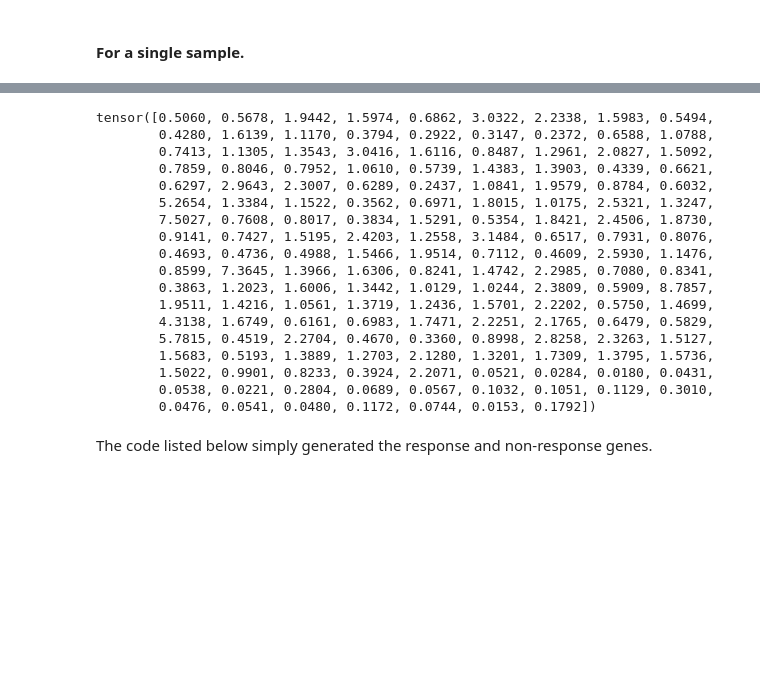
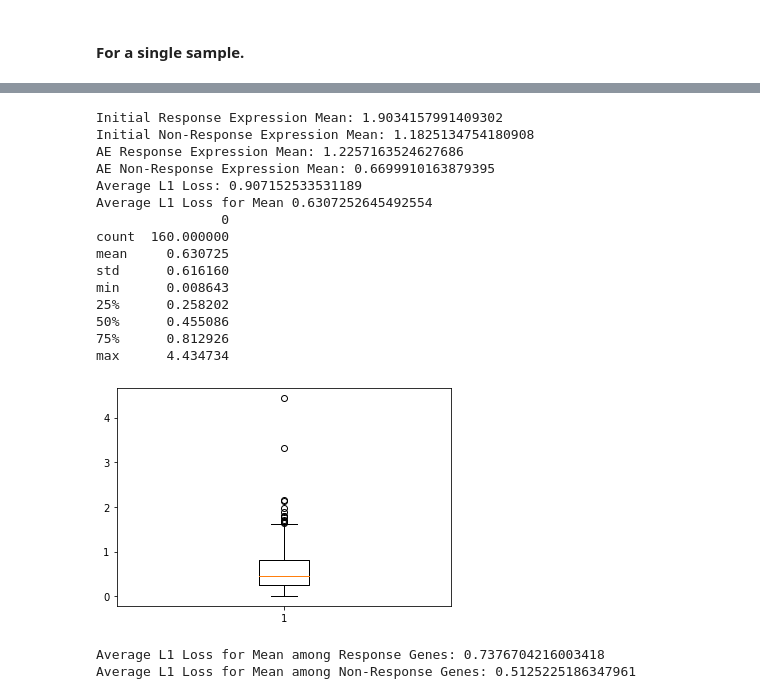
Before and after one commit to prob-ml/spice, a Jupyter notebook: examples/MAE.ipynb, the cells around one changed output, grey strips where cells are left out. Drawn from its saved outputs; the diff is of its cells as text; code cells hidden in the pictures; blank space fills up the shorter version.

```diff
--- a/examples/MAE.ipynb
+++ b/examples/MAE.ipynb
@@ -79,23 +150,0 @@ np.mean(L1_losses.numpy())
-# %%
-L1_losses.mean(axis=0)
-# %% [output]
-tensor([0.5060, 0.5678, 1.9442, 1.5974, 0.6862, 3.0322, 2.2338, 1.5983, 0.5494,
-        0.4280, 1.6139, 1.1170, 0.3794, 0.2922, 0.3147, 0.2372, 0.6588, 1.0788,
-        0.7413, 1.1305, 1.3543, 3.0416, 1.6116, 0.8487, 1.2961, 2.0827, 1.5092,
-        0.7859, 0.8046, 0.7952, 1.0610, 0.5739, 1.4383, 1.3903, 0.4339, 0.6621,
-        0.6297, 2.9643, 2.3007, 0.6289, 0.2437, 1.0841, 1.9579, 0.8784, 0.6032,
-        5.2654, 1.3384, 1.1522, 0.3562, 0.6971, 1.8015, 1.0175, 2.5321, 1.3247,
-        7.5027, 0.7608, 0.8017, 0.3834, 1.5291, 0.5354, 1.8421, 2.4506, 1.8730,
-        0.9141, 0.7427, 1.5195, 2.4203, 1.2558, 3.1484, 0.6517, 0.7931, 0.8076,
-        0.4693, 0.4736, 0.4988, 1.5466, 1.9514, 0.7112, 0.4609, 2.5930, 1.1476,
-        0.8599, 7.3645, 1.3966, 1.6306, 0.8241, 1.4742, 2.2985, 0.7080, 0.8341,
-        0.3863, 1.2023, 1.6006, 1.3442, 1.0129, 1.0244, 2.3809, 0.5909, 8.7857,
-        1.9511, 1.4216, 1.0561, 1.3719, 1.2436, 1.5701, 2.2202, 0.5750, 1.4699,
-        4.3138, 1.6749, 0.6161, 0.6983, 1.7471, 2.2251, 2.1765, 0.6479, 0.5829,
-        5.7815, 0.4519, 2.2704, 0.4670, 0.3360, 0.8998, 2.8258, 2.3263, 1.5127,
-        1.5683, 0.5193, 1.3889, 1.2703, 2.1280, 1.3201, 1.7309, 1.3795, 1.5736,
-        1.5022, 0.9901, 0.8233, 0.3924, 2.2071, 0.0521, 0.0284, 0.0180, 0.0431,
-        0.0538, 0.0221, 0.2804, 0.0689, 0.0567, 0.1032, 0.1051, 0.1129, 0.3010,
-        0.0476, 0.0541, 0.0480, 0.1172, 0.0744, 0.0153, 0.1792])
-# %% [markdown]
-The code listed below simply generated the response and non-response genes.
@@ -140,0 +151,50 @@ The code listed below simply generated the response and non-response genes.
+# %%
+import torch
+from torch.nn import functional as F
+import matplotlib.pyplot as plt
+
+non_response_inputs = torch.index_select(inputs, 1, torch.tensor(non_response_indeces))
+response_inputs = torch.index_select(inputs, 1, torch.tensor(list(set(range(160)) - set(non_response_indeces))))
+print("Initial Response Expression Mean: " + str(response_inputs.mean().item()))
+print("Initial Non-Response Expression Mean: " + str(non_response_inputs.mean().item()))
+
+non_response_expressions =  torch.index_select(gene_expressions, 1, torch.tensor(non_response_indeces))
+response_expressions = torch.index_select(gene_expressions, 1, torch.tensor(list(set(range(160)) - set(non_response_indeces))))
+print("AE Response Expression Mean: " + str(response_expressions.mean().item()))
+print("AE Non-Response Expression Mean: " + str(non_response_expressions.mean().item()))
+
+print("Average L1 Loss: " + str(l1_losses.mean().item()))
+
+mean_MAE_L1 = F.l1_loss(inputs.mean(axis=0), gene_expressions.mean(axis=0)).item()
+
+print("Average L1 Loss for Mean " + str(mean_MAE_L1))
+
+response_gene_boxplot = abs(inputs.mean(axis=0) - gene_expressions.mean(axis=0))
+print(pd.DataFrame(response_gene_boxplot).describe())
+plt.boxplot(response_gene_boxplot.reshape(1,-1))
+_ = plt.show()
+
+mean_MAE_response_L1 = F.l1_loss(response_inputs.mean(axis=0), response_expressions.mean(axis=0))
+print("Average L1 Loss for Mean among Response Genes: " + str(mean_MAE_response_L1.item()))
+
+mean_MAE_non_response_L1 = F.l1_loss(non_response_inputs.mean(axis=0), non_response_expressions.mean(axis=0))
+print("Average L1 Loss for Mean among Non-Response Genes: " + str(mean_MAE_non_response_L1.item()))
+# %% [output]
+Initial Response Expression Mean: 1.9034157991409302
+Initial Non-Response Expression Mean: 1.1825134754180908
+AE Response Expression Mean: 1.2257163524627686
+AE Non-Response Expression Mean: 0.6699910163879395
+Average L1 Loss: 0.907152533531189
+Average L1 Loss for Mean 0.6307252645492554
+                0
+count  160.000000
+mean     0.630725
+std      0.616160
+min      0.008643
+25%      0.258202
+50%      0.455086
+75%      0.812926
+max      4.434734
+[figure, added]
+Average L1 Loss for Mean among Response Genes: 0.7376704216003418
+Average L1 Loss for Mean among Non-Response Genes: 0.5125225186347961
```
Also changed, not shown: parts of 27 cells of this notebook, 8 other files.
